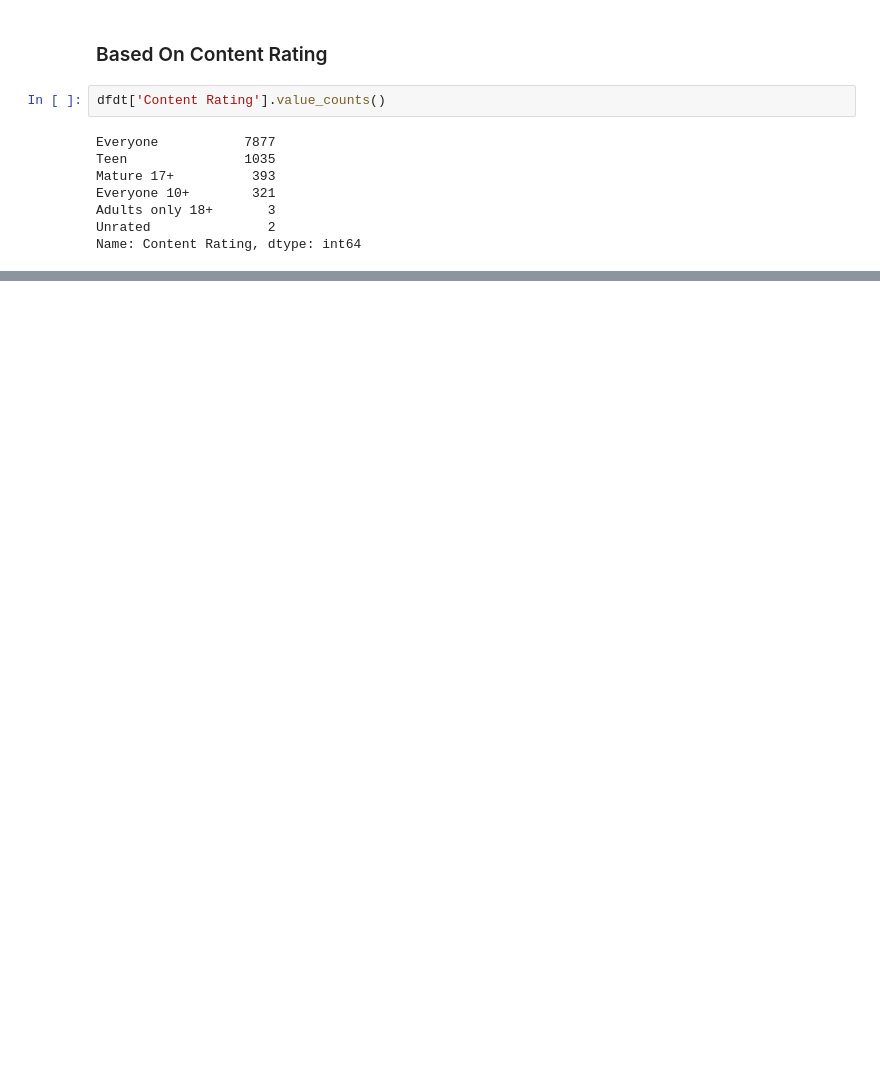
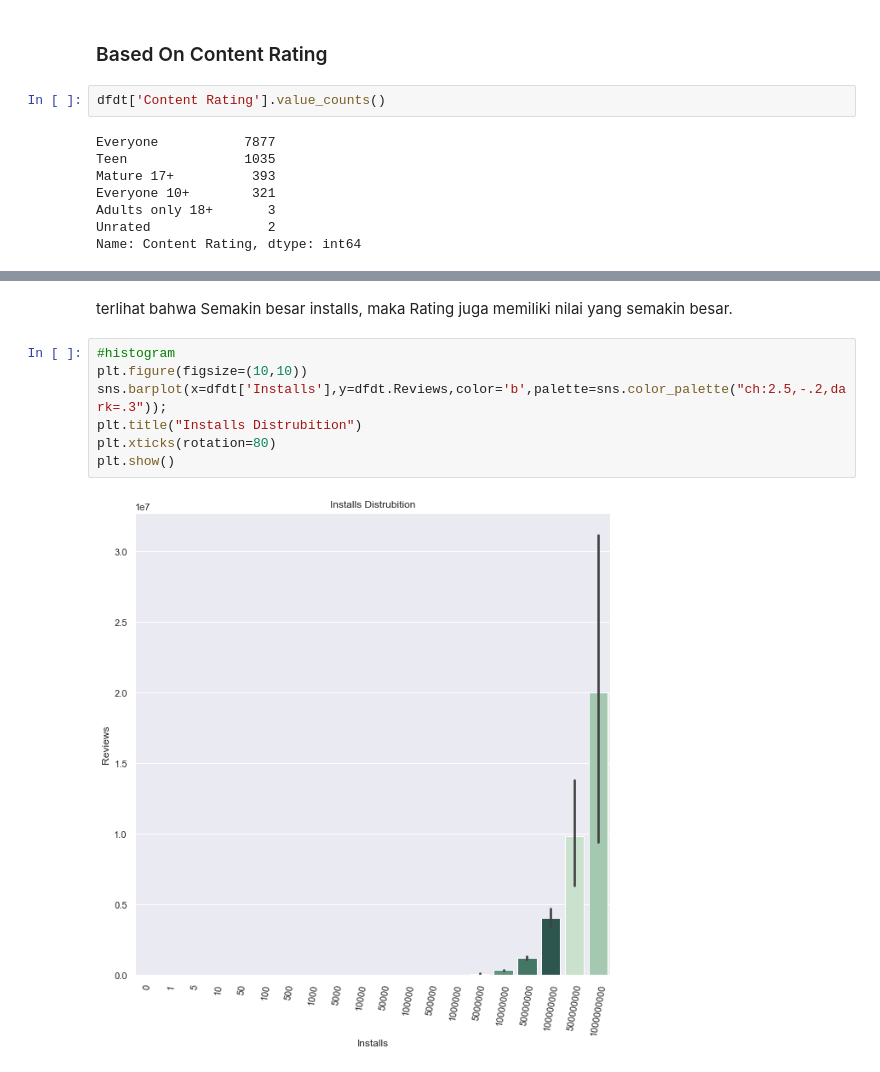
Before and after one commit to brainaulia/Final-Project-Purwadhika-JCDS-01, a Jupyter notebook: Explolatory Data Analaysis.ipynb, the cells around one changed output, grey strips where cells are left out. Drawn from its saved outputs; the diff is of its cells as text; blank space fills up the shorter version.

```diff
--- a/Explolatory Data Analaysis.ipynb
+++ b/Explolatory Data Analaysis.ipynb
@@ -210,0 +223,11 @@ sns.pairplot(dfdt.drop('profit',axis=1),hue='Type')
+# %% [markdown]
+terlihat bahwa Semakin besar installs, maka Rating juga memiliki nilai yang semakin besar.
+# %%
+#histogram
+plt.figure(figsize=(10,10))
+sns.barplot(x=dfdt['Installs'],y=dfdt.Reviews,color='b',palette=sns.color_palette("ch:2.5,-.2,dark=.3"));
+plt.title("Installs Distrubition")
+plt.xticks(rotation=80)
+plt.show()
+# %% [output]
+[figure, added]
```
Also changed, not shown: parts of 17 cells of this notebook.
